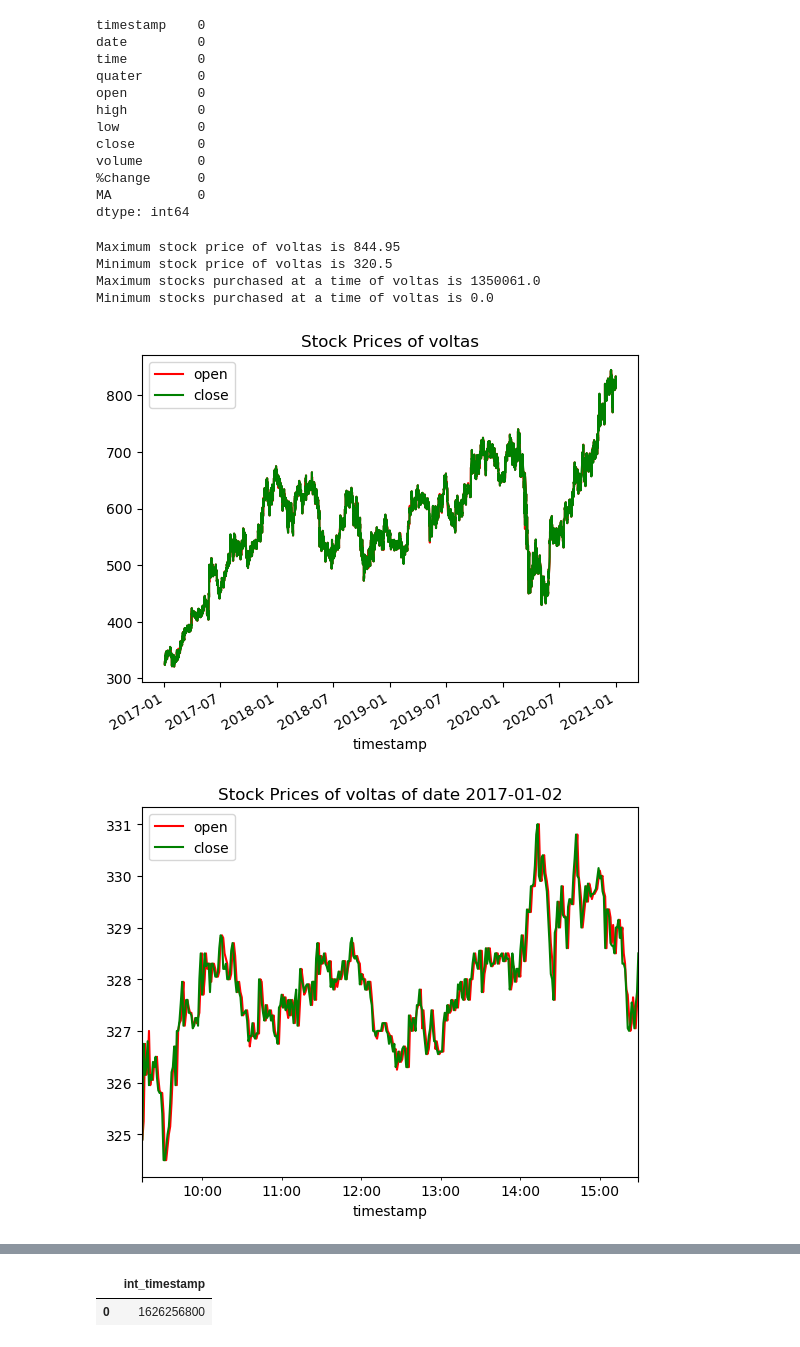
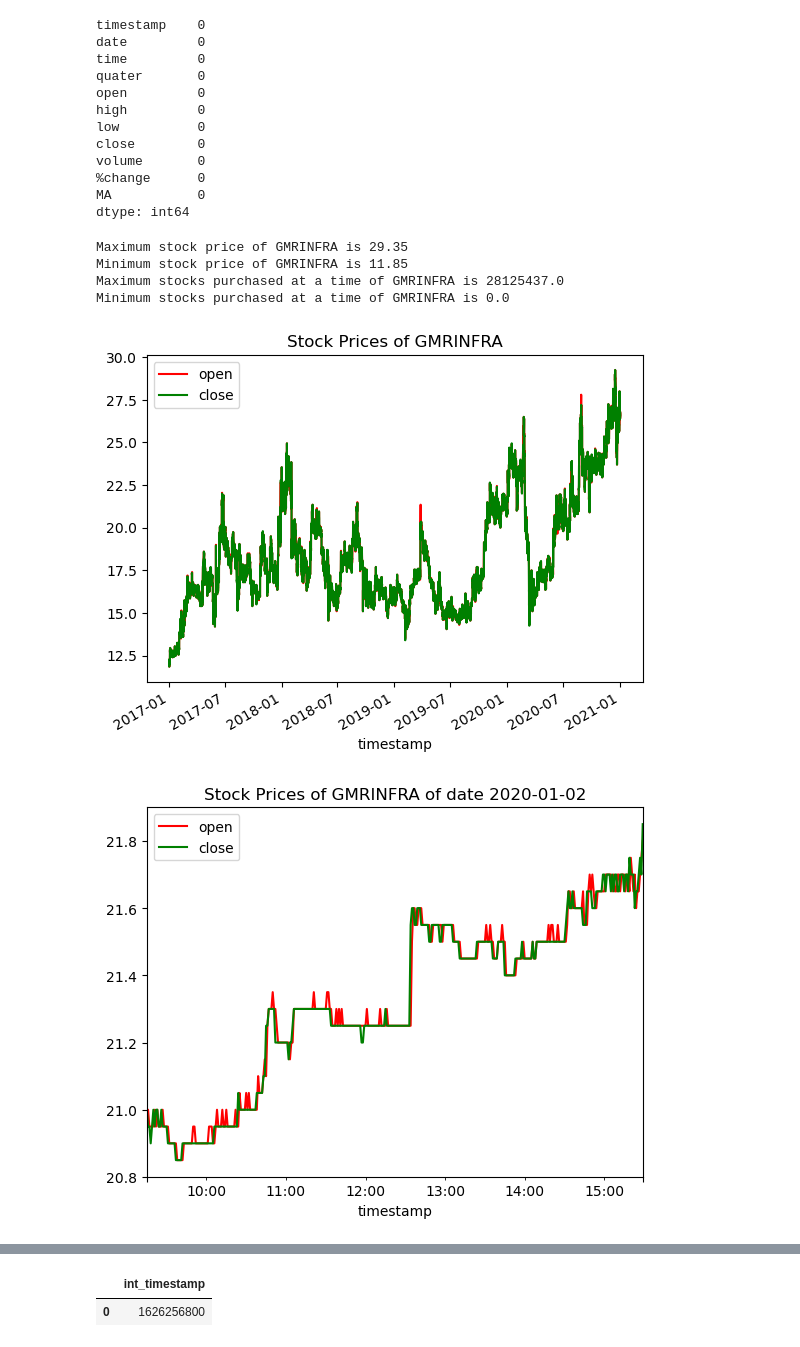
Before and after one commit to Vatsmanglam/Stock-Market-Prediction, a Jupyter notebook: project.ipynb, the cells around one changed output, grey strips where cells are left out. Saved outputs shown, nothing was run; the diff lists cells and outputs as text; code cells hidden in the pictures.

Commit message:
Add project file for all stock market prices

```diff
--- a/project.ipynb
+++ b/project.ipynb
@@ -7,7 +7,7 @@ import matplotlib.pyplot as plt
 import math
 from datetime import datetime
 
-company_name='voltas'
+company_name='GMRINFRA'
 
 def open_data(name):
     return 'Updated_Stock_market_data\\'+name.upper()+'__EQ__NSE__NSE__MINUTE.csv'
@@ -173,10 +173,10 @@ print("Minimum stock price of",company_name,"is",dp['low'].min())
 print("Maximum stocks purchased at a time of",company_name,"is",dp['volume'].max())
 print("Minimum stocks purchased at a time of",company_name,"is",dp['volume'].min())
 # %% [output]
-Maximum stock price of voltas is 844.95
-Minimum stock price of voltas is 320.5
-Maximum stocks purchased at a time of voltas is 1350061.0
-Minimum stocks purchased at a time of voltas is 0.0
+Maximum stock price of GMRINFRA is 29.35
+Minimum stock price of GMRINFRA is 11.85
+Maximum stocks purchased at a time of GMRINFRA is 28125437.0
+Minimum stocks purchased at a time of GMRINFRA is 0.0
 # %%
 fig, ax = plt.subplots()
 
@@ -186,20 +186,20 @@ dp.plot(x='timestamp',y='close',color='green',ax=ax)
 plt.title('Stock Prices of '+company_name)
 plt.show()
 # %% [output]
-[figure, old version]
+[figure, new version]
 # %%
 def get_date(date):
     return np.datetime64(datetime.strptime(date, "%Y-%m-%d").date())
 # %%
-day=get_date('2017-01-02')
+day=get_date('2020-01-02')
 
 dp_day = dp[dp['date'] == day]
 
 fig, ax = plt.subplots()
 dp_day.plot(x='timestamp',y='open',color='red',ax=ax)
 dp_day.plot(x='timestamp',y='close',color='green',ax=ax)
 
 plt.title('Stock Prices of '+company_name+' of date '+str(day))
 plt.show()
 # %% [output]
-[figure, old version]
+[figure, new version]
```
Also changed, not shown: parts of 55 cells of this notebook, 1 other file.
